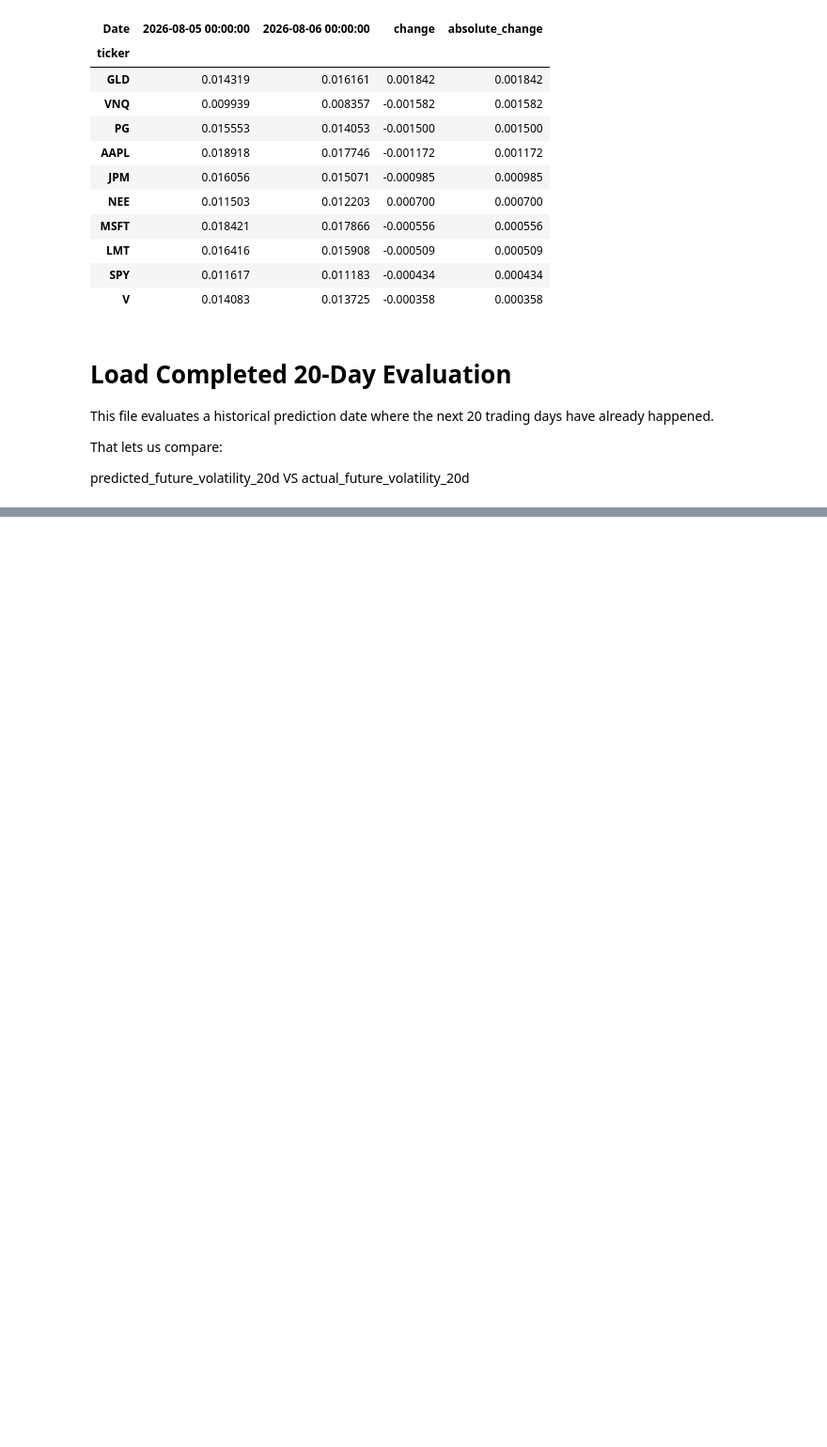
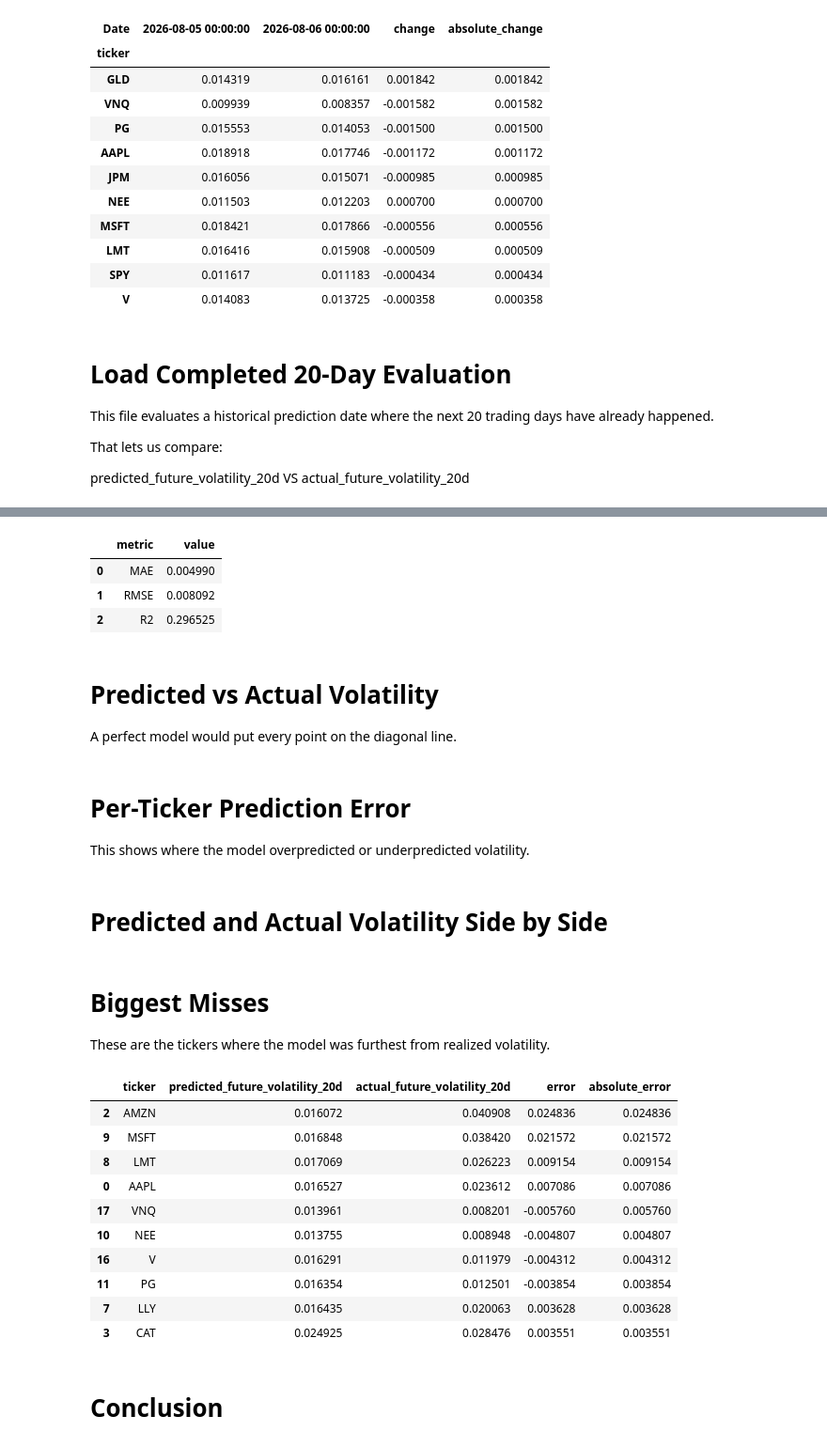
Before and after one commit to SamiiShabuse/INFO442-Group-Project, a Jupyter notebook: notebooks/07_live_model_evaluation/01_live_rf_real_data_evaluation.ipynb, the cells around one changed output, grey strips where cells are left out. Shown at 94% size. Cells and saved outputs as stored; diff of their text form; code cells hidden in the pictures; blank space fills up the shorter version.

```diff
--- a/notebooks/07_live_model_evaluation/01_live_rf_real_data_evaluation.ipynb
+++ b/notebooks/07_live_model_evaluation/01_live_rf_real_data_evaluation.ipynb
@@ -146,3 +146,8 @@ This file evaluates a historical prediction date where the next 20 trading days
 That lets us compare:
 
 predicted_future_volatility_20d VS actual_future_volatility_20d
+# %%
+evaluation = pd.read_csv(
+    evaluation_path,
+    parse_dates=["Date", "future_window_start", "future_window_end"],
+)
@@ -148,0 +170,33 @@ predicted_future_volatility_20d VS actual_future_volatility_20d
+# %%
+mae = mean_absolute_error(
+    evaluation["actual_future_volatility_20d"],
+    evaluation["predicted_future_volatility_20d"],
+)
+
+rmse = np.sqrt(
+    mean_squared_error(
+        evaluation["actual_future_volatility_20d"],
+        evaluation["predicted_future_volatility_20d"],
+    )
+)
+
+r2 = r2_score(
+    evaluation["actual_future_volatility_20d"],
+    evaluation["predicted_future_volatility_20d"],
+)
+
+pd.DataFrame(
+    {
+        "metric": ["MAE", "RMSE", "R2"],
+        "value": [mae, rmse, r2],
+    }
+)
+# %% [output]
+|  | metric | value |
+| 0 | MAE | 0.004990 |
+| 1 | RMSE | 0.008092 |
+| 2 | R2 | 0.296525 |
+# %% [markdown]
+# Predicted vs Actual Volatility
+
+A perfect model would put every point on the diagonal line.
@@ -148,0 +235,4 @@ predicted_future_volatility_20d VS actual_future_volatility_20d
+# %% [markdown]
+# Per-Ticker Prediction Error
+
+This shows where the model overpredicted or underpredicted volatility.
@@ -148,0 +269,2 @@ predicted_future_volatility_20d VS actual_future_volatility_20d
+# %% [markdown]
+# Predicted and Actual Volatility Side by Side
@@ -148,0 +305,34 @@ predicted_future_volatility_20d VS actual_future_volatility_20d
+# %% [markdown]
+# Biggest Misses
+
+These are the tickers where the model was furthest from realized volatility.
+# %%
+biggest_misses = (
+    evaluation
+    .sort_values("absolute_error", ascending=False)
+    [
+        [
+            "ticker",
+            "predicted_future_volatility_20d",
+            "actual_future_volatility_20d",
+            "error",
+            "absolute_error",
+        ]
+    ]
+)
+# %%
+biggest_misses.head(10)
+# %% [output]
+|  | ticker | predicted_future_volatility_20d | actual_future_volatility_20d | error | absolute_error |
+| 2 | AMZN | 0.016072 | 0.040908 | 0.024836 | 0.024836 |
+| 9 | MSFT | 0.016848 | 0.038420 | 0.021572 | 0.021572 |
+| 8 | LMT | 0.017069 | 0.026223 | 0.009154 | 0.009154 |
+| 0 | AAPL | 0.016527 | 0.023612 | 0.007086 | 0.007086 |
+| 17 | VNQ | 0.013961 | 0.008201 | -0.005760 | 0.005760 |
+| 10 | NEE | 0.013755 | 0.008948 | -0.004807 | 0.004807 |
+| 16 | V | 0.016291 | 0.011979 | -0.004312 | 0.004312 |
+| 11 | PG | 0.016354 | 0.012501 | -0.003854 | 0.003854 |
+| 7 | LLY | 0.016435 | 0.020063 | 0.003628 | 0.003628 |
+| 3 | CAT | 0.024925 | 0.028476 | 0.003551 | 0.003551 |
+# %% [markdown]
+# Conclusion
```
Also changed, not shown: parts of 7 cells of this notebook.
